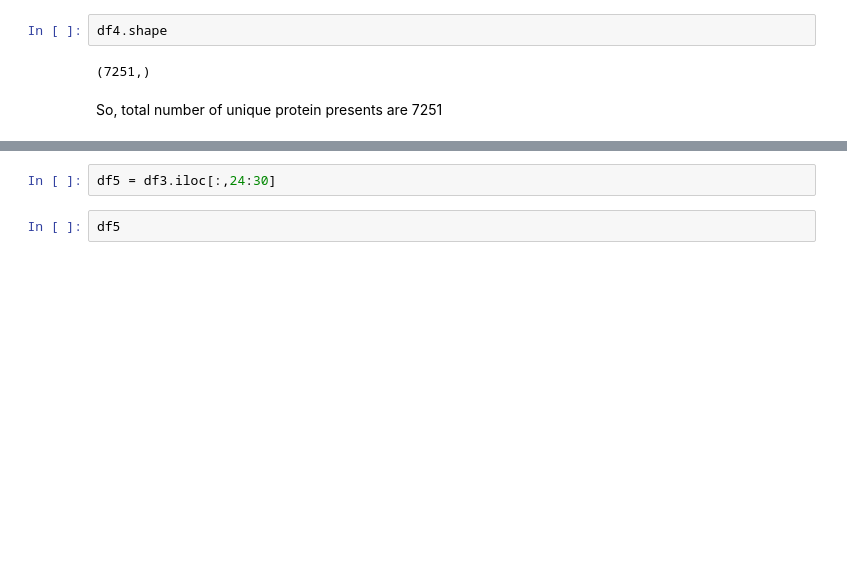
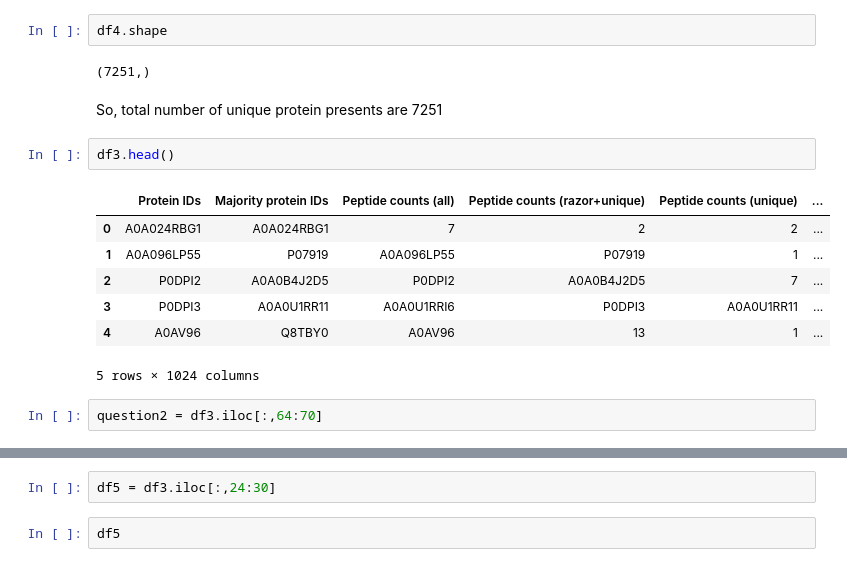
Before and after one commit to imoisharma/Proteomics, a Jupyter notebook: data9.ipynb, the cells around one changed output, grey strips where cells are left out. Saved outputs shown, nothing was run; the diff lists cells and outputs as text; blank space fills up the shorter version.

```diff
--- a/data9.ipynb
+++ b/data9.ipynb
@@ -50,3 +54,15 @@ df4.shape
 (7251,)
 # %% [markdown]
 So, total number of unique protein presents are 7251
+# %%
+df3.head()
+# %% [output]
+|  | Protein IDs | Majority protein IDs | Peptide counts (all) | Peptide counts (razor+unique) | Peptide counts (unique) | ... |
+| 0 | A0A024RBG1 | A0A024RBG1 | 7 | 2 | 2 | ... |
+| 1 | A0A096LP55 | P07919 | A0A096LP55 | P07919 | 1 | ... |
+| 2 | P0DPI2 | A0A0B4J2D5 | P0DPI2 | A0A0B4J2D5 | 7 | ... |
+| 3 | P0DPI3 | A0A0U1RR11 | A0A0U1RRI6 | P0DPI3 | A0A0U1RR11 | ... |
+| 4 | A0AV96 | Q8TBY0 | A0AV96 | 13 | 1 | ... |
+5 rows × 1024 columns
+# %%
+question2 = df3.iloc[:,64:70]
```
Also changed, not shown: parts of 18 cells of this notebook, 3 other files.
